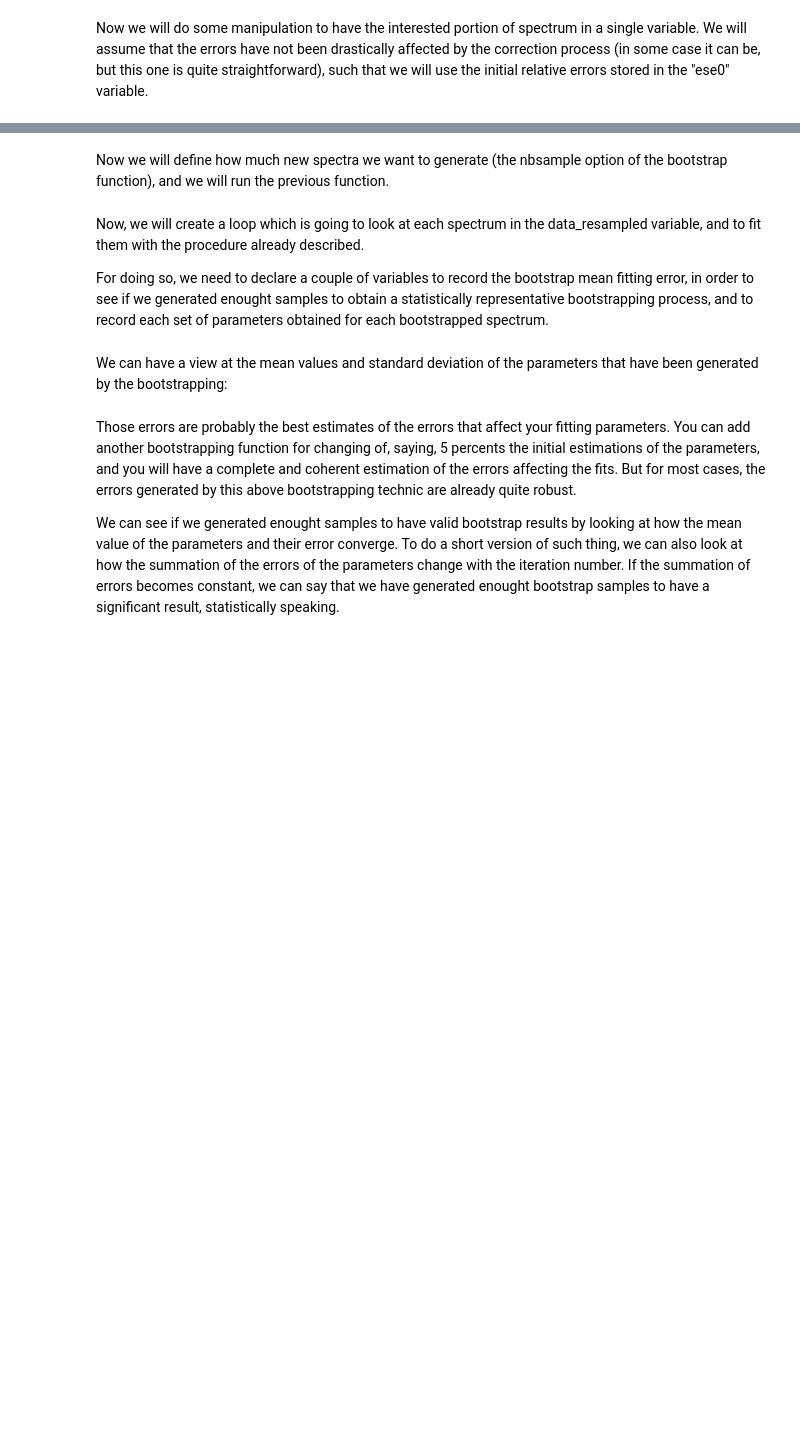
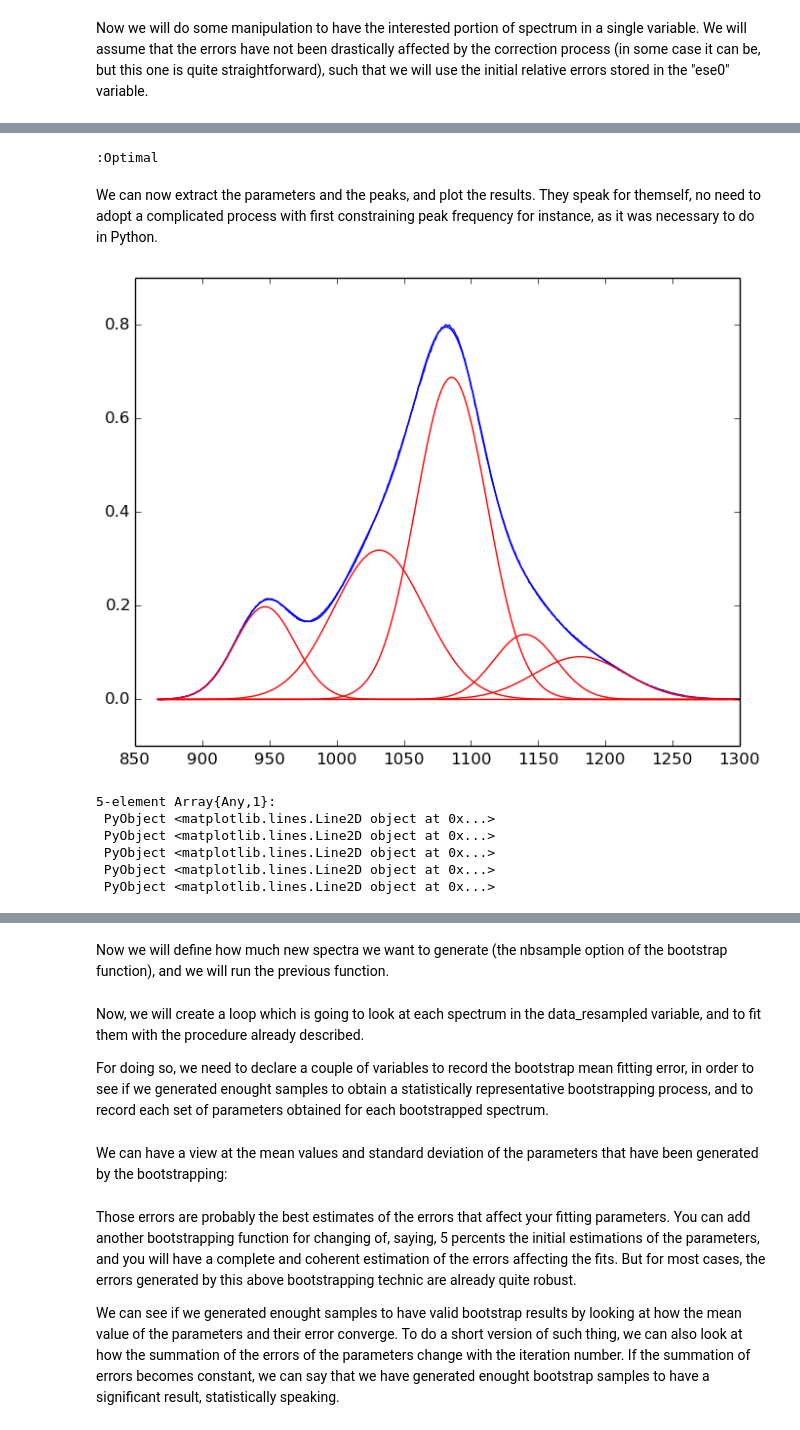
Before and after one commit to charlesll/Spectra.jl, a Jupyter notebook: examples/Raman_spectrum_fitting.ipynb, the cells around one changed output, grey strips where cells are left out. Drawn from its saved outputs; the diff is of its cells as text; code cells hidden in the pictures; blank space fills up the shorter version.

```diff
--- a/examples/Raman_spectrum_fitting.ipynb
+++ b/examples/Raman_spectrum_fitting.ipynb
@@ -92,7 +72,14 @@ sample, baseline, taux = linbaseline(inputsp,bir,'gcvspline',smof)# We fit the s
 # %% [markdown]
 Now we will do some manipulation to have the interested portion of spectrum in a single variable. We will assume that the errors have not been drastically affected by the correction process (in some case it can be, but this one is quite straightforward), such that we will use the initial relative errors stored in the "ese0" variable.
 # %%
-interestspectra = sample[np.where((sample[:,0] > lb)&(sample[:,0] < hb))]
-ese0 = np.sqrt(abs(interestspectra[:,1]))/abs(interestspectra[:,1]) # the relative errors after baseline subtraction
-interestspectra[:,1] = interestspectra[:,1]/np.amax(interestspectra[:,1])*100 # normalise spectra to maximum intensity, easier to handle
-sigma = abs(ese0*interestspectra[:,1]) #calculate good ese
+index_interest = find(867.0 .< inputsp[:,1] .< 1300.0)
+
+interestspectra = y_corr[index_interest,1]
+ese0 = sqrt(abs(interestspectra[:,1]))/abs(interestspectra[:,1]) # the relative errors after baseline subtraction
+interestspectra[:,1] = interestspectra[:,1]/trapz(inputsp[index_interest,1],interestspectra[:,1])*100 # normalise spectra to maximum intensity, easier to handle
+
+# First we simplify things by calling x, y and the frequency and intensity of spectra for later use
+sigma = abs(ese0.*interestspectra[:,1]) #calculate good ese
+x = inputsp[index_interest,1]
+y = interestspectra[:,1]
+println("Done")
@@ -399 +98,44 @@ plt.text(lb+20,80,("new rchi-2 = \n"+str(rchi2)))
+# %%
+# The model for fitting baseline to roi signal
+mod = Model(solver=IpoptSolver(print_level=0))
+n = size(x)[1] # number of data
+m = 5 #number of peaks, to be modified!
+
+@defVar(mod,g_amplitudes[i=1:m] >= 0.0)
+@defVar(mod,g_frequency[i=1:m])
+@defVar(mod,20.0 <= g_hwhm[i=1:m] <= 40.0)
+
+#Change the following parameters to adjust the model
+setValue(g_amplitudes[i=1:m],[1,1,1,1,1])
+setValue(g_frequency[i=1:m],[950,1050,1090,1140,1190])
+setValue(g_hwhm[i=1:m],[30,30,30,30,30])
+
+@defNLExpr(g_mod[j=1:n],sum{g_amplitudes[i] *exp(-log(2) * ((x[j]-g_frequency[i])/g_hwhm[i])^2), i = 1:m})
+
+@setNLObjective(mod,Min,sum{( g_mod[j] - y[j])^2, j=1:n})
+status = solve(mod)
+# %% [output]
+:Optimal
+# %% [markdown]
+We can now extract the parameters and the peaks, and plot the results. They speak for themself, no need to adopt a complicated process with first constraining peak frequency for instance, as it was necessary to do in Python.
+# %%
+# parameter extractions
+amplitudes = getValue(g_amplitudes)
+frequency = getValue(g_frequency)
+hwhm = getValue(g_hwhm)
+
+model_peaks, peaks = gaussiennes(amplitudes,frequency,hwhm,x) # we construct the model representation and the individual peaks
+
+#we plot the results
+plot(x,y,color="blue")
+plot(x,model_peaks,color="blue")
+plot(x,peaks[:,:],color="red")
+# %% [output]
+[figure, added]
+5-element Array{Any,1}:
+ PyObject <matplotlib.lines.Line2D object at 0x...>
+ PyObject <matplotlib.lines.Line2D object at 0x...>
+ PyObject <matplotlib.lines.Line2D object at 0x...>
+ PyObject <matplotlib.lines.Line2D object at 0x...>
+ PyObject <matplotlib.lines.Line2D object at 0x...>
 # %% [markdown]
```
Also changed, not shown: parts of 32 cells of this notebook, 5 other files.
